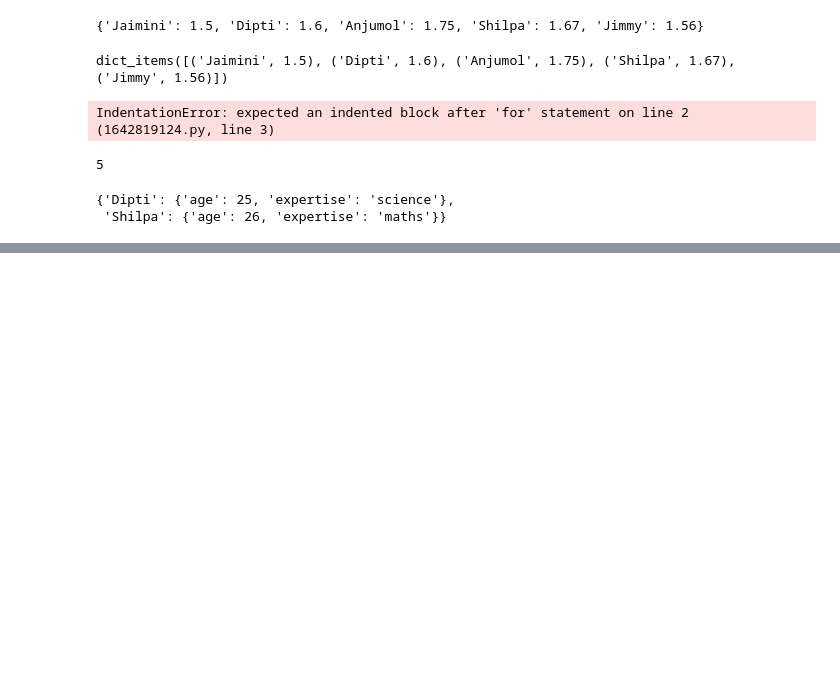
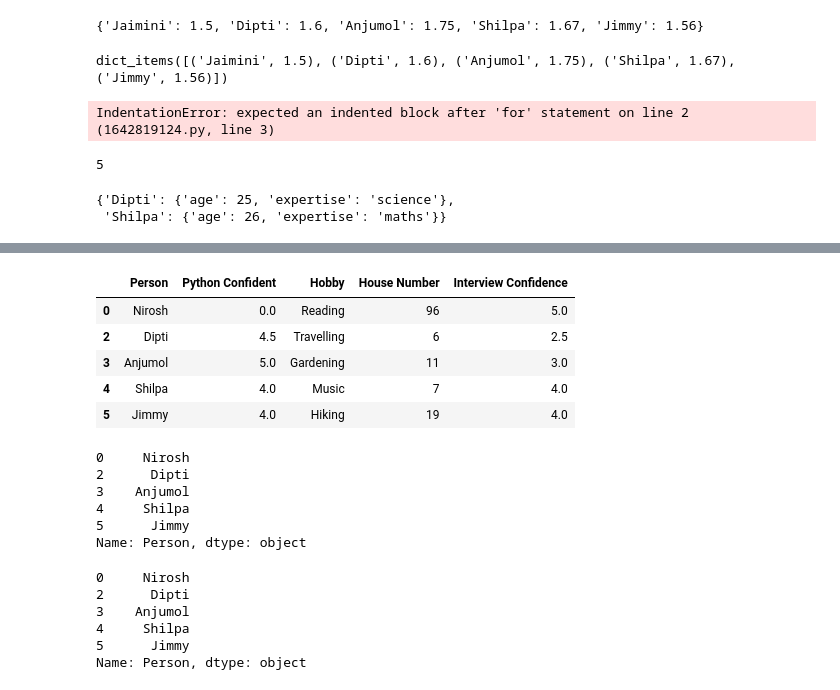
Before and after one commit to NiroshSuthagar/python_crash_course, a Jupyter notebook: myPythonNotes.ipynb, the cells around one changed output, grey strips where cells are left out. Drawn from its saved outputs; the diff is of its cells as text; code cells hidden in the pictures; blank space fills up the shorter version.

```diff
--- a/myPythonNotes.ipynb
+++ b/myPythonNotes.ipynb
@@ -765,0 +890,32 @@ students['Dipti']['expertise']
+# %%
+# Fillna Values
+df.fillna(0, inplace=True)
+df.head()
+# %% [output]
+|  | Person | Python Confident | Hobby | House Number | Interview Confidence |
+| 0 | Nirosh | 0.0 | Reading | 96 | 5.0 |
+| 2 | Dipti | 4.5 | Travelling | 6 | 2.5 |
+| 3 | Anjumol | 5.0 | Gardening | 11 | 3.0 |
+| 4 | Shilpa | 4.0 | Music | 7 | 4.0 |
+| 5 | Jimmy | 4.0 | Hiking | 19 | 4.0 |
+# %%
+# Selecting a column
+df['Person']
+# %% [output]
+0     Nirosh
+2      Dipti
+3    Anjumol
+4     Shilpa
+5      Jimmy
+Name: Person, dtype: object
+# %%
+# OR
+
+df.Person
+# %% [output]
+0     Nirosh
+2      Dipti
+3    Anjumol
+4     Shilpa
+5      Jimmy
+Name: Person, dtype: object
```
Also changed, not shown: parts of 25 cells of this notebook.
